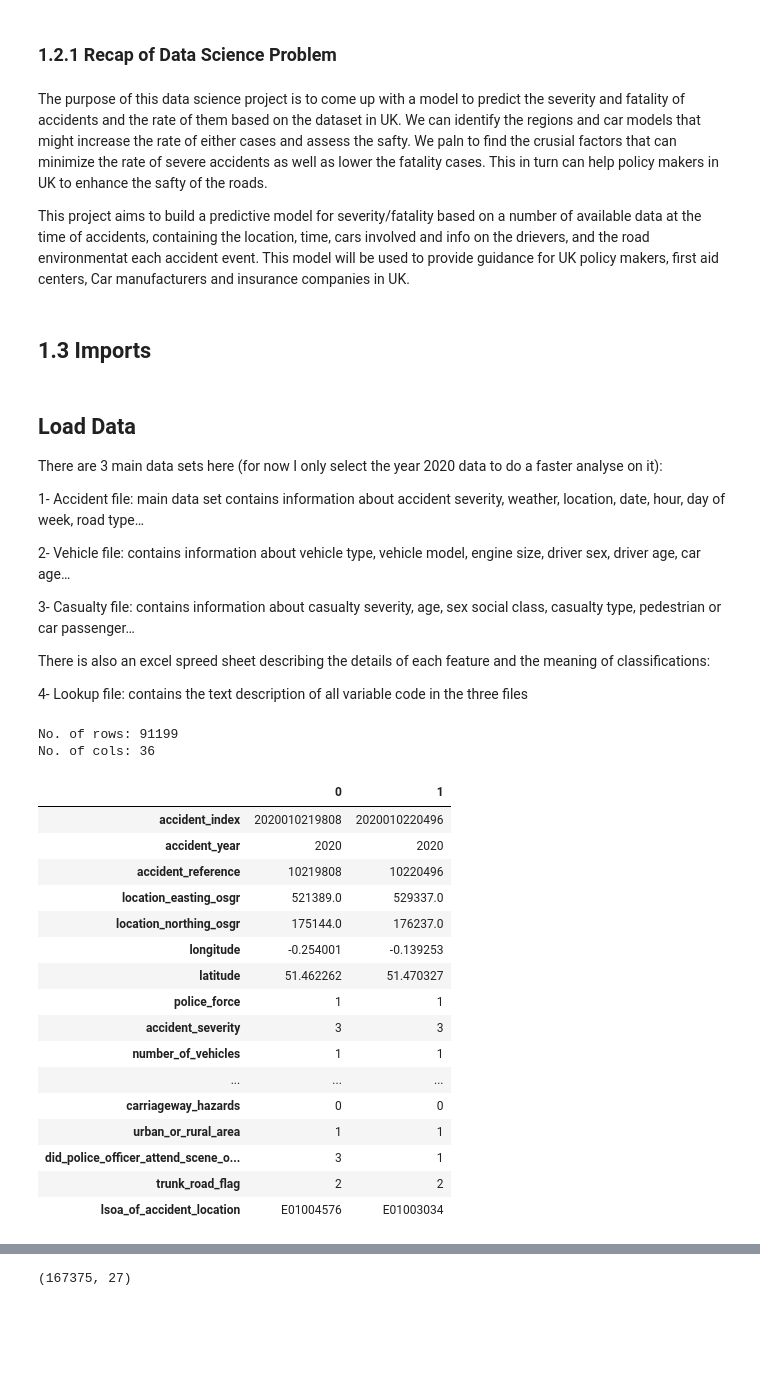
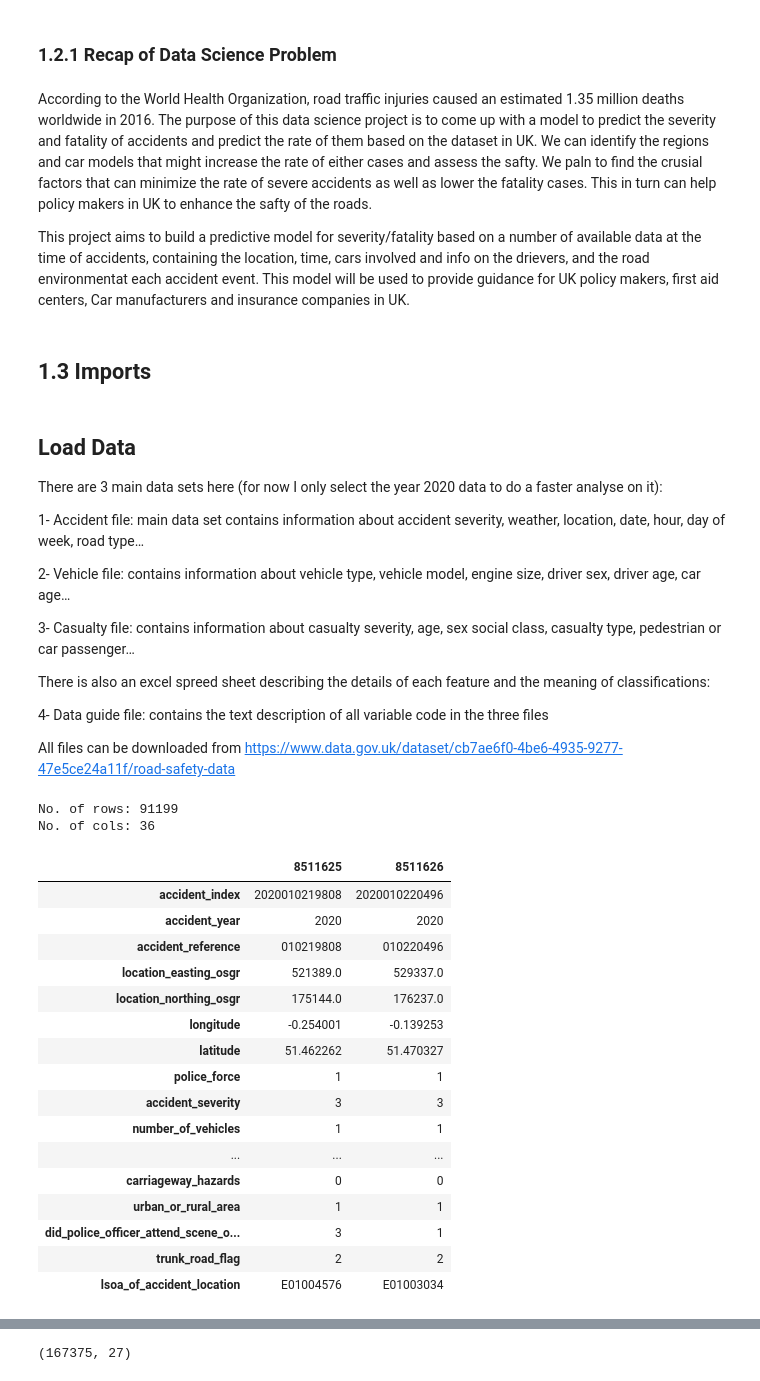
Before and after one commit to KavehVasei/Capstone2-UK-Road-Safty, a Jupyter notebook: Cap2_DataWrangling.ipynb, the cells around one changed output, grey strips where cells are left out. Saved outputs shown, nothing was run; the diff lists cells and outputs as text; code cells hidden in the pictures; blank space fills up the shorter version.

```diff
--- a/Cap2_DataWrangling.ipynb
+++ b/Cap2_DataWrangling.ipynb
@@ -21,7 +21,8 @@ This step focuses on collecting data, organizing it, and making sure it's well d
 # %% [markdown]
 ### 1.2.1 Recap of Data Science Problem<a id='1.2.1_Recap_of_Data_Science_Problem'></a>
 # %% [markdown]
-The purpose of this data science project is to come up with a model to predict the severity and fatality of accidents and the rate of them based on the dataset in UK. We can identify the regions and car models that might increase the rate of either cases and assess the safty. We paln to find the crusial factors that can minimize the rate of severe accidents as well as lower the fatality cases. This in turn can help policy makers in UK to enhance the safty of the roads.
+According to the World Health Organization, road traffic injuries caused an estimated 1.35 million deaths worldwide in 2016.
+The purpose of this data science project is to come up with a model to predict the severity and fatality of accidents and predict the rate of them based on the dataset in UK. We can identify the regions and car models that might increase the rate of either cases and assess the safty. We paln to find the crusial factors that can minimize the rate of severe accidents as well as lower the fatality cases. This in turn can help policy makers in UK to enhance the safty of the roads.
 
 This project aims to build a predictive model for severity/fatality based on a number of available data at the time of accidents, containing the location, time, cars involved and info on the drievers, and the road environmentat each accident event.
 This model will be used to provide guidance for UK policy makers, first aid centers, Car manufacturers and insurance companies in UK.
@@ -46,22 +48,31 @@ There are 3 main data sets here (for now I only select the year 2020 data to do
 
 There is also an excel spreed sheet describing the details of each feature and the meaning of classifications:
 
-4- Lookup file: contains the text description of all variable code in the three files
+4- Data guide file: contains the text description of all variable code in the three files
+
+All files can be downloaded from https://www.data.gov.uk/dataset/cb7ae6f0-4be6-4935-9277-47e5ce24a11f/road-safety-data
+# %%
+ACC_PATH_ALL ='testData/dft-road-casualty-statistics-accident-1979-2020.csv'
+
+acc_df = (pd.read_csv(ACC_PATH_ALL, parse_dates=["date"])
+      [lambda x: x['accident_year'] == 2020])
+# check if this solution can solve it easier using callables :
+#from https://stackoverflow.com/questions/28239529/conditional-row-read-of-csv-in-pandas
 # %%
 # the supplied CSV data file is the raw_data directory
-ACC_PATH = "testData/dft-road-casualty-statistics-accident-2020.csv"
-acc_df = pd.read_csv(ACC_PATH, parse_dates=["date"])
+#ACC_PATH = "testData/dft-road-casualty-statistics-accident-2020.csv"
+#acc_df = pd.read_csv(ACC_PATH, parse_dates=["date"])
 print("No. of rows: {}".format(acc_df.shape[0]))
 print("No. of cols: {}".format(acc_df.shape[1]))
 
 acc_df.head(2).T
 # %% [output]
 No. of rows: 91199
 No. of cols: 36
-|  | 0 | 1 |
+|  | 8511625 | 8511626 |
 | accident_index | 2020010219808 | 2020010220496 |
 | accident_year | 2020 | 2020 |
-| accident_reference | 10219808 | 10220496 |
+| accident_reference | 010219808 | 010220496 |
 | location_easting_osgr | 521389.0 | 529337.0 |
 | location_northing_osgr | 175144.0 | 176237.0 |
 | longitude | -0.254001 | -0.139253 |
```
Also changed, not shown: parts of 47 cells of this notebook.
